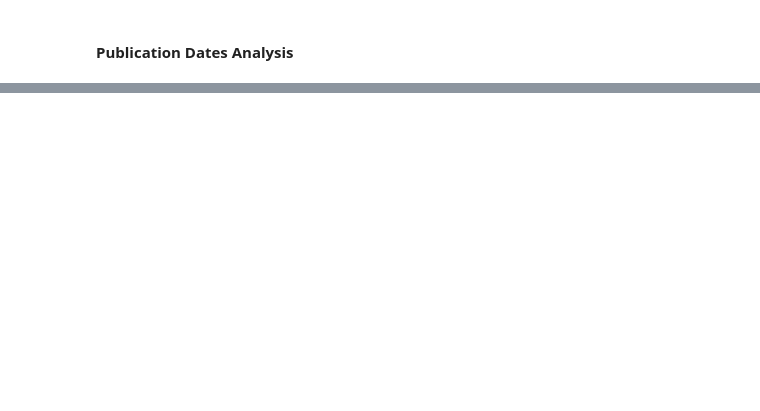
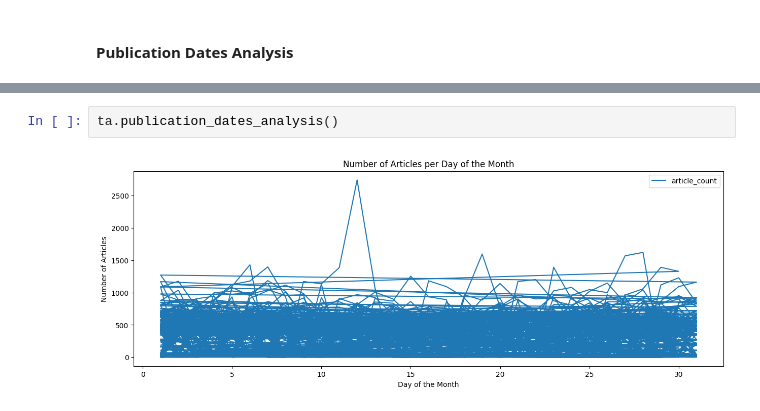
Before and after one commit to getahunTiruneh/Nova-Financial-Solutions, a Jupyter notebook: notebooks/Nova_EDA.ipynb, the cells around one changed output, grey strips where cells are left out. Cells and saved outputs as stored; diff of their text form; blank space fills up the shorter version.

```diff
--- a/notebooks/Nova_EDA.ipynb
+++ b/notebooks/Nova_EDA.ipynb
@@ -131,0 +111,4 @@ df.head()
+# %%
+ta.publication_dates_analysis()
+# %% [output]
+[figure, added]
```
Also changed, not shown: parts of 36 cells of this notebook.
